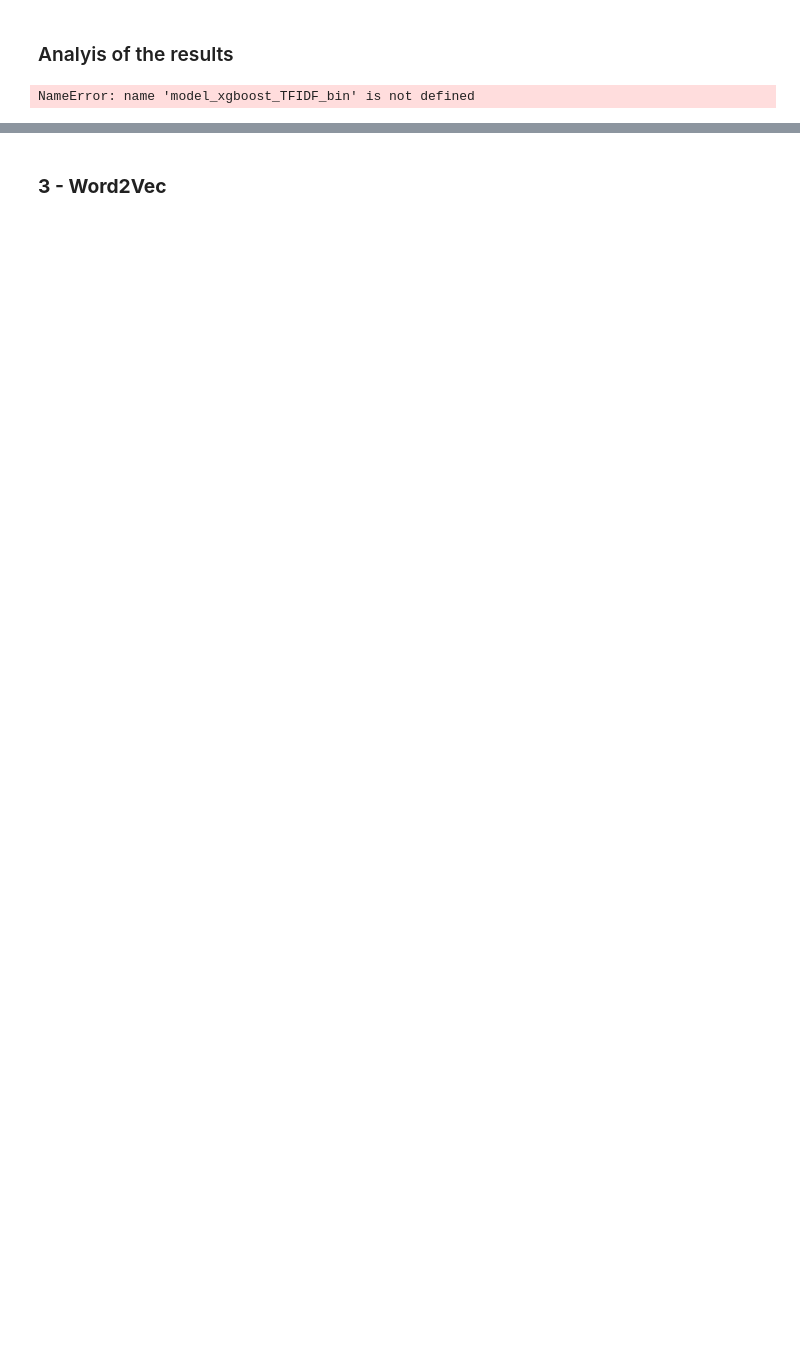
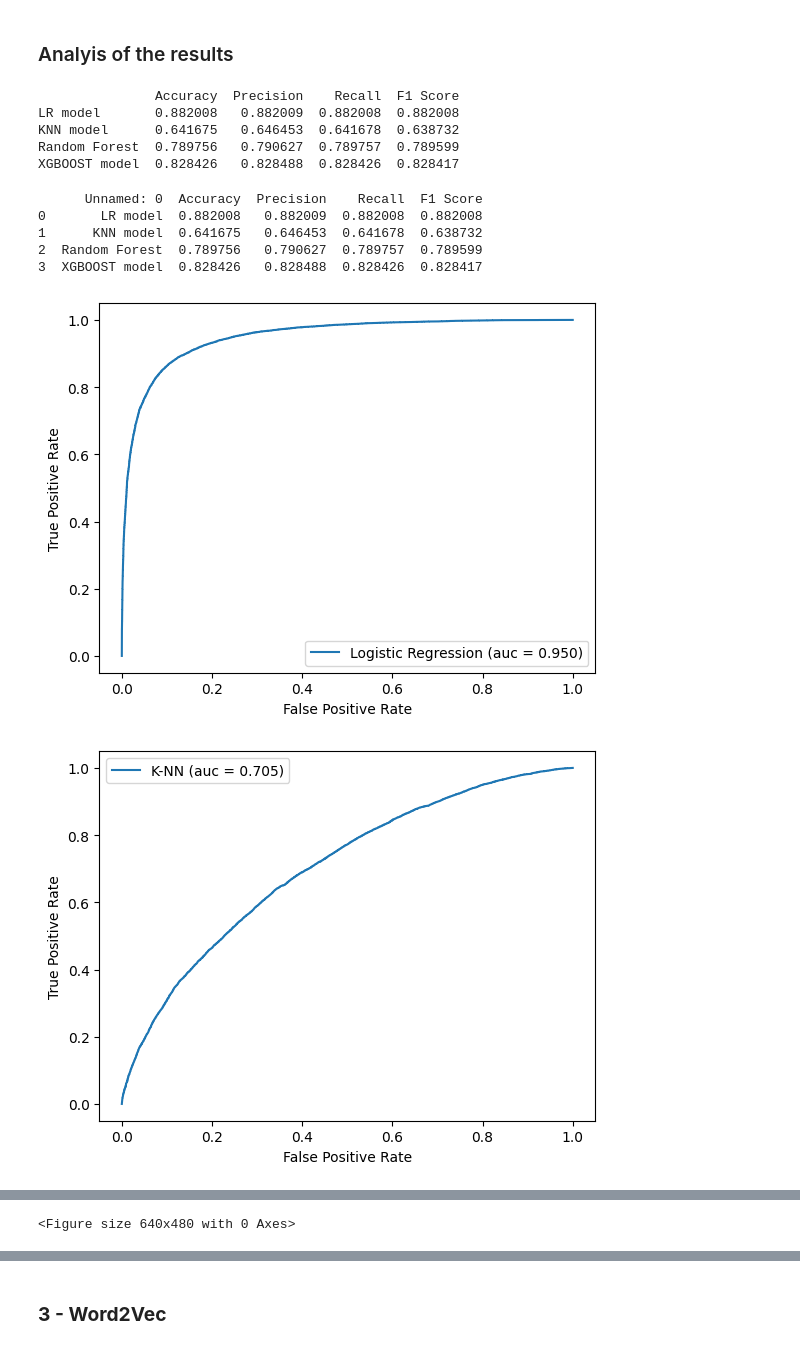
Before and after one commit to rmarconzini/amazon-fine-food-reviews-classification-clustering, a Jupyter notebook: Classification_final.ipynb, the cells around one changed output, grey strips where cells are left out. Cells and saved outputs as stored; diff of their text form; code cells hidden in the pictures; blank space fills up the shorter version.

Commit message:
Plot and final code

```diff
--- a/Classification_final.ipynb
+++ b/Classification_final.ipynb
@@ -78,7 +78,7 @@ def rm_punct_symb(phrase):
     return phrase_no_punct
 # %%
 # Import Lemmatized dataset
-df = pd.read_csv('H:/.shortcut-targets-by-id/1veNClNl7CxCTFHVNY2Fp29hcMoEj-the/TextMiningProject/df_lemmatized.csv')
+df = pd.read_csv('H:/.shortcut-targets-by-id/1veNClNl7CxCTFHVNY2Fp29hcMoEj-the/TextMiningProject/Datasets/df_lemmatized.csv')
 df['Lemmatized Text'] = df['Lemmatized Text'].apply(rm_punct_symb)
 df['Lemmatized Text'] = df['Lemmatized Text'].str.split(' ')
 # %% [markdown]
@@ -1640,7 +1627,4 @@ NameError: name 'X_train_TFIDF_bin' is not defined
 # %%
-# Caricamento del risultato dell'holdout
-path = 'H:/.shortcut-targets-by-id/1veNClNl7CxCTFHVNY2Fp29hcMoEj-the/TextMiningProject/Model_estimated/Classificazione_binaria/TFIDF/xgboost_holdout_TFIDF_bin.joblib'
+# Load model
+path = 'H:/.shortcut-targets-by-id/1veNClNl7CxCTFHVNY2Fp29hcMoEj-the/TextMiningProject/Model_estimated/Classificazione_binaria/TFIDF/model_xgboost_TFIDF_bin.json'
 model_xgboost_TFIDF_bin = joblib.load(path)
-
-# model_path = '/content/gdrive/MyDrive/TextMiningProject/xgboost_holdout_TFIDF_bin.joblib'
-# model_xgboost_TFIDF_bin = joblib.load(path)
@@ -1652,31 +1631,25 @@ XGBoostError: [14:07:15] C:/buildkite-agent/builds/buildkite-windows-cpu-autosca
 # %% [markdown]
 ### Analyis of the results
 # %%
-models = [model_lr_TFIDF_bin, model_knn_TFIDF_bin, model_xgboost_TFIDF_bin, model_rf_TFIDF_bin]
+models = [model_lr_TFIDF_bin, model_knn_TFIDF_bin, model_rf_TFIDF_bin, model_xgboost_TFIDF_bin]
 
 # Make a prediction on the test set
 results = []
 for model in models:
-    if model == models[2]:
-        y_test_bin_xg = le.fit_transform(y_test_bin)
-        print(y_test_bin_xg)
-        y_pred = model.predict(X_test_TFIDF_bin)
-        acc = accuracy_score(y_test_bin_xg, y_pred)
-        prec = precision_score(y_test_bin_xg, y_pred, average='macro')
-        recall = recall_score(y_test_bin_xg, y_pred, average='macro')
-        f1 = f1_score(y_test_bin_xg, y_pred, average='macro')
-        results.append([acc, prec, recall, f1])
-    else:
-        y_pred = model.predict(X_test_TFIDF_bin)
-        acc = accuracy_score(y_test_bin, y_pred)
-        prec = precision_score(y_test_bin, y_pred, average='macro')
-        recall = recall_score(y_test_bin, y_pred, average='macro')
-        f1 = f1_score(y_test_bin, y_pred, average='macro')
-        results.append([acc, prec, recall, f1])
+    y_pred = model.predict(X_test_TFIDF_bin)
+    acc = accuracy_score(y_test_bin, y_pred)
+    prec = precision_score(y_test_bin, y_pred, average='macro')
+    recall = recall_score(y_test_bin, y_pred, average='macro')
+    f1 = f1_score(y_test_bin, y_pred, average='macro')
+    results.append([acc, prec, recall, f1])
 
-# Creo la tabella e visualizzo i risultati
+# Dataframe with the results for each model
 df_results = pd.DataFrame(results, columns=['Accuracy', 'Precision', 'Recall', 'F1 Score'])
-df_results.index = ['LR model', 'KNN model', 'XGBOOST model', 'Random Forest']
+df_results.index = ['LR model', 'KNN model', 'Random Forest', 'XGBOOST model']
 print(df_results)
 # %% [output]
-NameError: name 'model_xgboost_TFIDF_bin' is not defined
+               Accuracy  Precision    Recall  F1 Score
+LR model       0.882008   0.882009  0.882008  0.882008
+KNN model      0.641675   0.646453  0.641678  0.638732
+Random Forest  0.789756   0.790627  0.789757  0.789599
+XGBOOST model  0.828426   0.828488  0.828426  0.828417
@@ -1683,17 +1659,31 @@ NameError: name 'model_xgboost_TFIDF_bin' is not defined
+# %%
+# Load results dataframe
+df_results_TFIDF_bin= pd.read_csv('H:/.shortcut-targets-by-id/1veNClNl7CxCTFHVNY2Fp29hcMoEj-the/TextMiningProject/Results/df_results_TFIDF_bin.csv')
+print(df_results_TFIDF_bin)
+# %% [output]
+      Unnamed: 0  Accuracy  Precision    Recall  F1 Score
+0       LR model  0.882008   0.882009  0.882008  0.882008
+1      KNN model  0.641675   0.646453  0.641678  0.638732
+2  Random Forest  0.789756   0.790627  0.789757  0.789599
+3  XGBOOST model  0.828426   0.828488  0.828426  0.828417
 # %%
 # Roc Curve
-os.chdir('C:/Users/marco/OneDrive/UNIMIB_DataScience/99-PROJECTS/TMS22_Project/TTextMining_Project/Plot_paper/Classificazione_Binaria/ROC/TFIDF')
+os.chdir('C:/Users/marco/OneDrive/UNIMIB_DataScience/99-PROJECTS/TMS22_Project/TextMining_Project/Plot_paper/Classificazione_Binaria/ROC/TFIDF')
 
 models = [model_lr_TFIDF_bin, model_knn_TFIDF_bin, model_rf_TFIDF_bin, model_xgboost_TFIDF_bin]
 models_name = ['Logistic Regression', 'K-NN', 'Random Forest', 'Xg-Boost']
 
 for model, name in zip(models, models_name):
-    y_pred = model.predictt_proba(X_test_BOW_bin)[:,1]
+    y_pred = model.predict_proba(X_test_TFIDF_bin)[:,1]
     auc = roc_auc_score(y_test_bin, y_pred)
     fpr, tpr, _ = roc_curve(y_test_bin, y_pred)
-    plt.plot(fpr, tpr, marker='.', label='%s (auc = %0.3f)' % (name, auc))
+    plt.plot(fpr, tpr, label='%s (auc = %0.3f)' % (name, auc))
     plt.xlabel('False Positive Rate')
     plt.ylabel('True Positive Rate')
     plt.legend()
     plt.savefig(name+"_ROC_curve.png")
+    plt.show()
     plt.clf()
+# %% [output]
+[figure, added]
+[figure, added]
@@ -1700,2 +1692,3 @@ for model, name in zip(models, models_name):
+<Figure size 640x480 with 0 Axes>
 # %%
 # Confusion matrices
```
Also changed, not shown: parts of 18 cells of this notebook, 8 other files.
